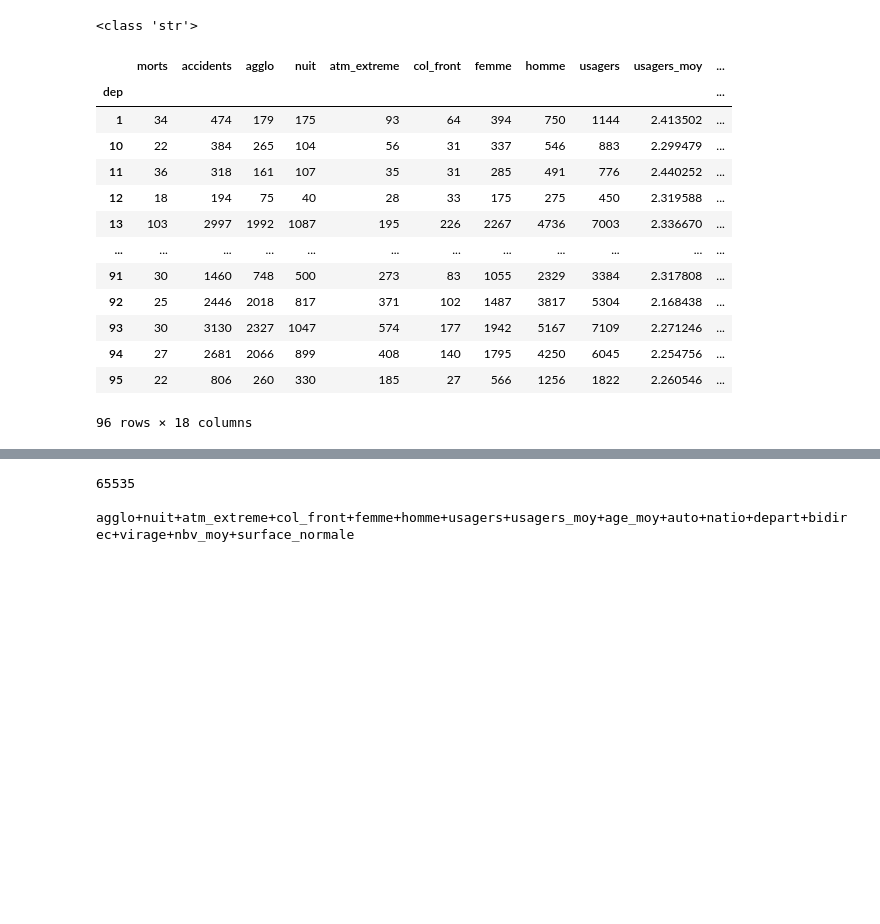
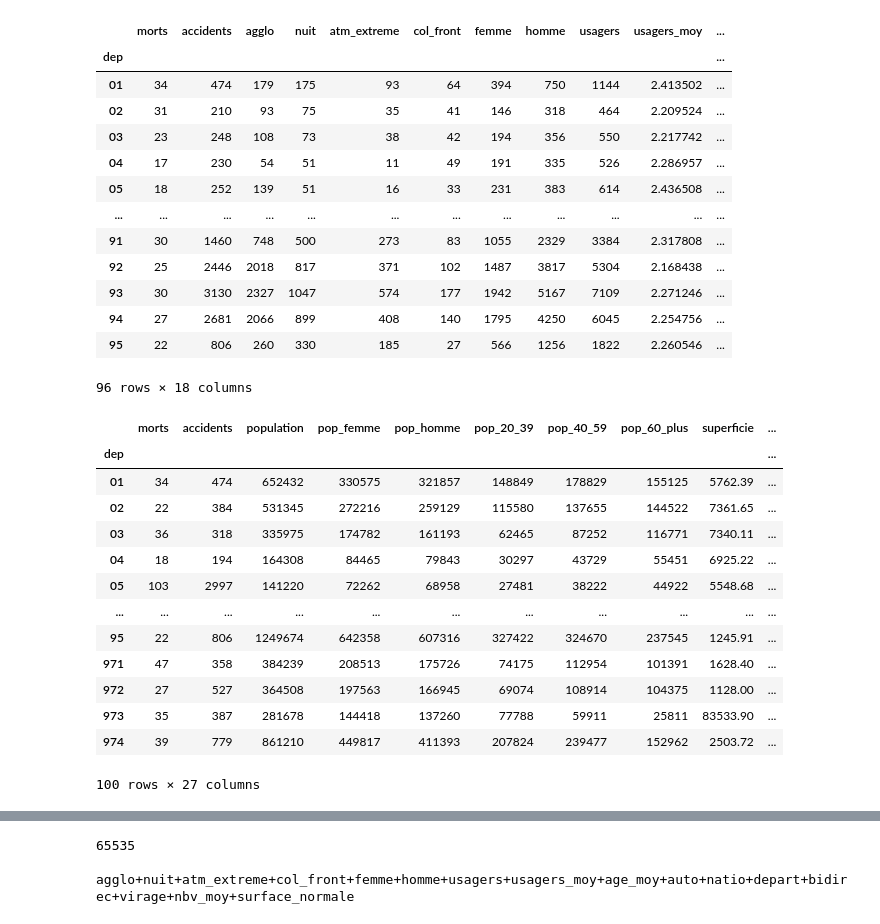
Before and after one commit to josephmosse/projet_econometrie, a Jupyter notebook: accidents.ipynb, the cells around one changed output, grey strips where cells are left out. Saved outputs shown, nothing was run; the diff lists cells and outputs as text; code cells hidden in the pictures; blank space fills up the shorter version.

```diff
--- a/accidents.ipynb
+++ b/accidents.ipynb
@@ -28,4 +45,7 @@ donnes_brut = pd.read_csv('data/donnes.csv', index_col='dep')
 # %%
+
+
+
 # Variable agg (0 : Accident hors agglo, 1 : Accident en Agglo )
 caracteristiques['agglo'] = caracteristiques['agg']-1
 # Variable nuit (0 : Accident de jour, 1 : Accident de nuit)
@@ -89,49 +109,63 @@ data['nuit'] = caracteristiques.groupby('dep')['nuit'].sum()
 data['atm_extreme'] = caracteristiques.groupby('dep')['atm_extreme'].sum()
 # Nombre d'accidents en collision frontale
 data['col_front'] = caracteristiques.groupby('dep')['col_front'].sum()
 # Nombre d'accidents impliquant des femmes
 data['femme'] = caracteristiques.groupby('dep')['femme'].sum()
 # Nombre d'accidents impliquant des hommes
 data['homme'] = caracteristiques.groupby('dep')['homme'].sum()
 # Nombre d'accidentés
 data['usagers'] = caracteristiques.groupby('dep')['usagers'].sum()
 # Nombre moyen d'accidentés par accidents
 data['usagers_moy'] = caracteristiques.groupby('dep')['usagers'].mean()
 # Age moyen des accidentés
 data['age_moy'] = caracteristiques.groupby('dep')['age_moy'].mean()
 # Nombre d'accidents sur l'autoroute
 data['auto'] = caracteristiques.groupby('dep')['auto'].sum()
 # Nombre d'accidents sur nationale
 data['natio'] = caracteristiques.groupby('dep')['natio'].sum()
 # Nombre d'accidents sur départementale
 data['depart'] = caracteristiques.groupby('dep')['depart'].sum()
 # Nombre d'accidents sur une voie bidirectionelle
 data['bidirec'] = caracteristiques.groupby('dep')['bidirec'].sum()
 # Nombre d'accidents ayant eu lieu dans des virages
 data['virage'] = caracteristiques.groupby('dep')['virage'].sum()
 # Nombre de voies moyen par accidents
 data['nbv_moy'] = caracteristiques.groupby('dep')['nbv'].mean()
 # Nombre d'accidents ayant eu lieu sur une route avec surface normale
 data['surface_normale'] = caracteristiques.groupby('dep')['surface_normale'].sum()
 
 data = data.drop(data.index[96:])
-print(type(data.index[1]))
-display(data.sort_values(by='dep'))
+donnes_brut = donnes_brut.drop(donnes_brut.index[96:])
+display(data)
+display(donnes_brut)
 # %% [output]
+|  | morts | accidents | agglo | nuit | atm_extreme | col_front | femme | homme | usagers | usagers_moy | ... |
+| dep |  |  |  |  |  |  |  |  |  |  | ... |
+| 01 | 34 | 474 | 179 | 175 | 93 | 64 | 394 | 750 | 1144 | 2.413502 | ... |
+| 02 | 31 | 210 | 93 | 75 | 35 | 41 | 146 | 318 | 464 | 2.209524 | ... |
+| 03 | 23 | 248 | 108 | 73 | 38 | 42 | 194 | 356 | 550 | 2.217742 | ... |
+| 04 | 17 | 230 | 54 | 51 | 11 | 49 | 191 | 335 | 526 | 2.286957 | ... |
+| 05 | 18 | 252 | 139 | 51 | 16 | 33 | 231 | 383 | 614 | 2.436508 | ... |
+| ... | ... | ... | ... | ... | ... | ... | ... | ... | ... | ... | ... |
+| 91 | 30 | 1460 | 748 | 500 | 273 | 83 | 1055 | 2329 | 3384 | 2.317808 | ... |
+| 92 | 25 | 2446 | 2018 | 817 | 371 | 102 | 1487 | 3817 | 5304 | 2.168438 | ... |
+| 93 | 30 | 3130 | 2327 | 1047 | 574 | 177 | 1942 | 5167 | 7109 | 2.271246 | ... |
+| 94 | 27 | 2681 | 2066 | 899 | 408 | 140 | 1795 | 4250 | 6045 | 2.254756 | ... |
+| 95 | 22 | 806 | 260 | 330 | 185 | 27 | 566 | 1256 | 1822 | 2.260546 | ... |
-<class 'str'>
+96 rows × 18 columns
-|  | morts | accidents | agglo | nuit | atm_extreme | col_front | femme | homme | usagers | usagers_moy | ... |
-| dep |  |  |  |  |  |  |  |  |  |  | ... |
-| 1 | 34 | 474 | 179 | 175 | 93 | 64 | 394 | 750 | 1144 | 2.413502 | ... |
-| 10 | 22 | 384 | 265 | 104 | 56 | 31 | 337 | 546 | 883 | 2.299479 | ... |
-| 11 | 36 | 318 | 161 | 107 | 35 | 31 | 285 | 491 | 776 | 2.440252 | ... |
-| 12 | 18 | 194 | 75 | 40 | 28 | 33 | 175 | 275 | 450 | 2.319588 | ... |
-| 13 | 103 | 2997 | 1992 | 1087 | 195 | 226 | 2267 | 4736 | 7003 | 2.336670 | ... |
-| ... | ... | ... | ... | ... | ... | ... | ... | ... | ... | ... | ... |
-| 91 | 30 | 1460 | 748 | 500 | 273 | 83 | 1055 | 2329 | 3384 | 2.317808 | ... |
-| 92 | 25 | 2446 | 2018 | 817 | 371 | 102 | 1487 | 3817 | 5304 | 2.168438 | ... |
-| 93 | 30 | 3130 | 2327 | 1047 | 574 | 177 | 1942 | 5167 | 7109 | 2.271246 | ... |
-| 94 | 27 | 2681 | 2066 | 899 | 408 | 140 | 1795 | 4250 | 6045 | 2.254756 | ... |
-| 95 | 22 | 806 | 260 | 330 | 185 | 27 | 566 | 1256 | 1822 | 2.260546 | ... |
+|  | morts | accidents | population | pop_femme | pop_homme | pop_20_39 | pop_40_59 | pop_60_plus | superficie | ... |
+| dep |  |  |  |  |  |  |  |  |  | ... |
+| 01 | 34 | 474 | 652432 | 330575 | 321857 | 148849 | 178829 | 155125 | 5762.39 | ... |
+| 02 | 22 | 384 | 531345 | 272216 | 259129 | 115580 | 137655 | 144522 | 7361.65 | ... |
+| 03 | 36 | 318 | 335975 | 174782 | 161193 | 62465 | 87252 | 116771 | 7340.11 | ... |
+| 04 | 18 | 194 | 164308 | 84465 | 79843 | 30297 | 43729 | 55451 | 6925.22 | ... |
+| 05 | 103 | 2997 | 141220 | 72262 | 68958 | 27481 | 38222 | 44922 | 5548.68 | ... |
+| ... | ... | ... | ... | ... | ... | ... | ... | ... | ... | ... |
+| 95 | 22 | 806 | 1249674 | 642358 | 607316 | 327422 | 324670 | 237545 | 1245.91 | ... |
+| 971 | 47 | 358 | 384239 | 208513 | 175726 | 74175 | 112954 | 101391 | 1628.40 | ... |
+| 972 | 27 | 527 | 364508 | 197563 | 166945 | 69074 | 108914 | 104375 | 1128.00 | ... |
+| 973 | 35 | 387 | 281678 | 144418 | 137260 | 77788 | 59911 | 25811 | 83533.90 | ... |
+| 974 | 39 | 779 | 861210 | 449817 | 411393 | 207824 | 239477 | 152962 | 2503.72 | ... |
-96 rows × 18 columns
+100 rows × 27 columns
 # %%
 # Matrice de corrélation
```
Also changed, not shown: parts of 5 cells of this notebook, 4 other files.
